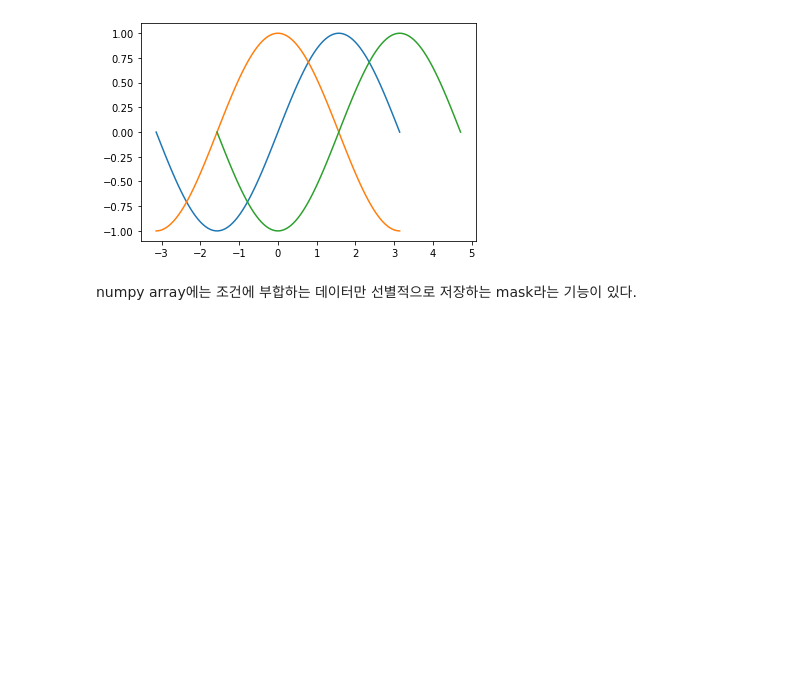
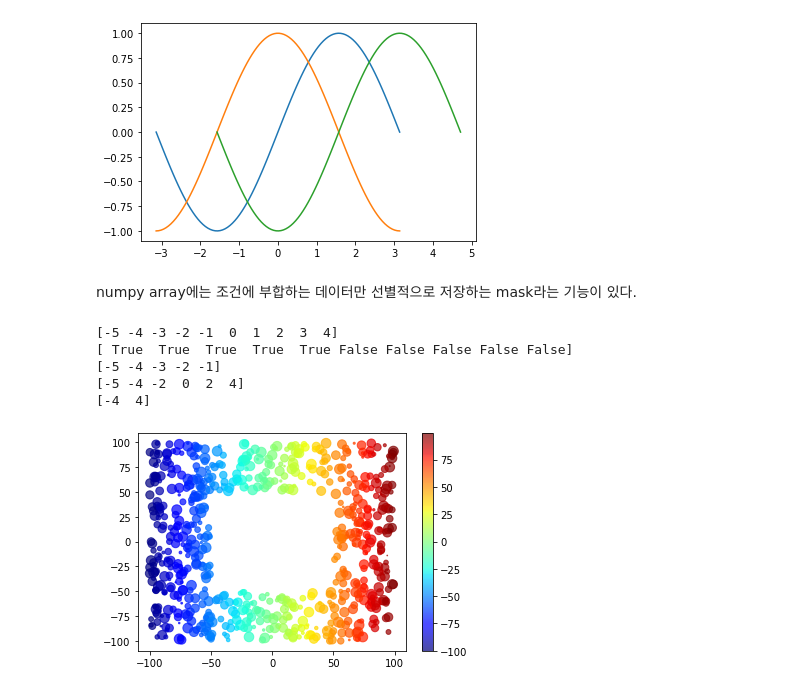
Before and after one commit to YunDH218/data_analysis, a Jupyter notebook: Python 데이터 분석 라이브러리.ipynb, the cells around one changed output. Cells and saved outputs as stored; diff of their text form; code cells hidden in the pictures; blank space fills up the shorter version.

```diff
--- a/Python 데이터 분석 라이브러리.ipynb
+++ b/Python 데이터 분석 라이브러리.ipynb
@@ -130,3 +130,37 @@ plt.show()
 [figure]
 # %% [markdown]
 numpy array에는 조건에 부합하는 데이터만 선별적으로 저장하는 mask라는 기능이 있다.
+# %%
+# mask 개요
+import numpy as np
+a = np.arange(-5, 5)
+print(a)
+print(a<0)  # 조건에 대한 Boolean data array 반환
+print(a[a<0])  # True에 대응하는 인수들만 반환
+
+mask1 = abs(a) > 3  # 변수에 저장 가능
+mask2 = abs(a) % 2 == 0
+print(a[mask1+mask2])  # mask1 OR mask2
+print(a[mask1*mask2])  # mask1 AND mask2
+# %% [output]
+[-5 -4 -3 -2 -1  0  1  2  3  4]
+[ True  True  True  True  True False False False False False]
+[-5 -4 -3 -2 -1]
+[-5 -4 -2  0  2  4]
+[-4  4]
+# %%
+# numpy 라이브러리르 사용하여 버블차트 그리기
+import matplotlib.pyplot as plt
+import numpy as np
+x = np.random.randint(-100, 100, 1000)
+y = np.random.randint(-100, 100, 1000)
+mask1 = abs(x) > 50
+mask2 = abs(y) > 50
+x = x[mask1+mask2]
+y = y[mask1+mask2]
+size = np.random.rand(len(x))*100
+plt.scatter(x, y, s=size, c=x, cmap='jet', alpha=0.7)
+plt.colorbar()
+plt.show()
+# %% [output]
+[figure, added]
```
